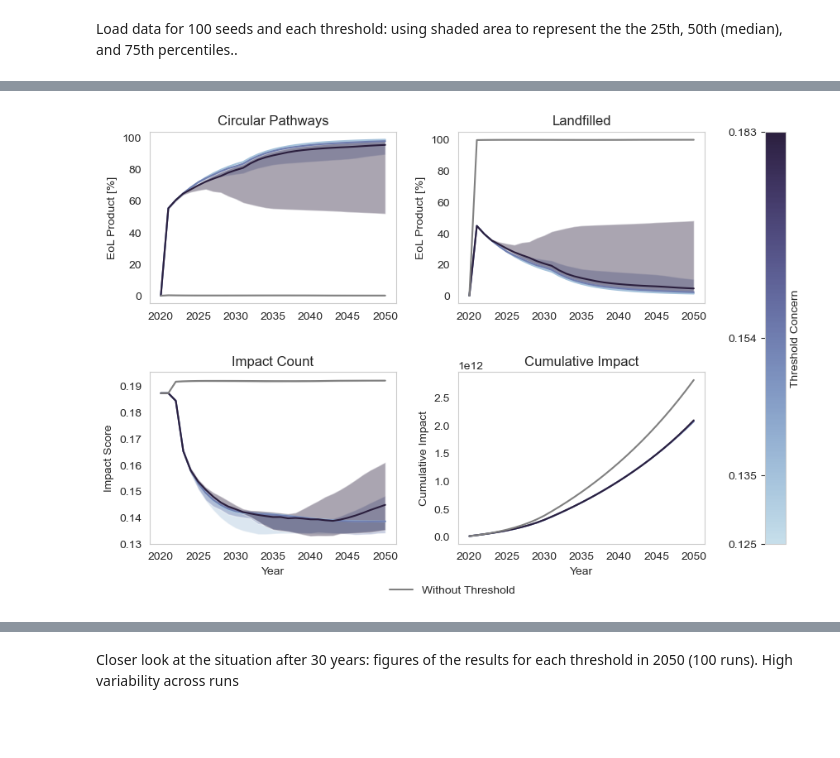
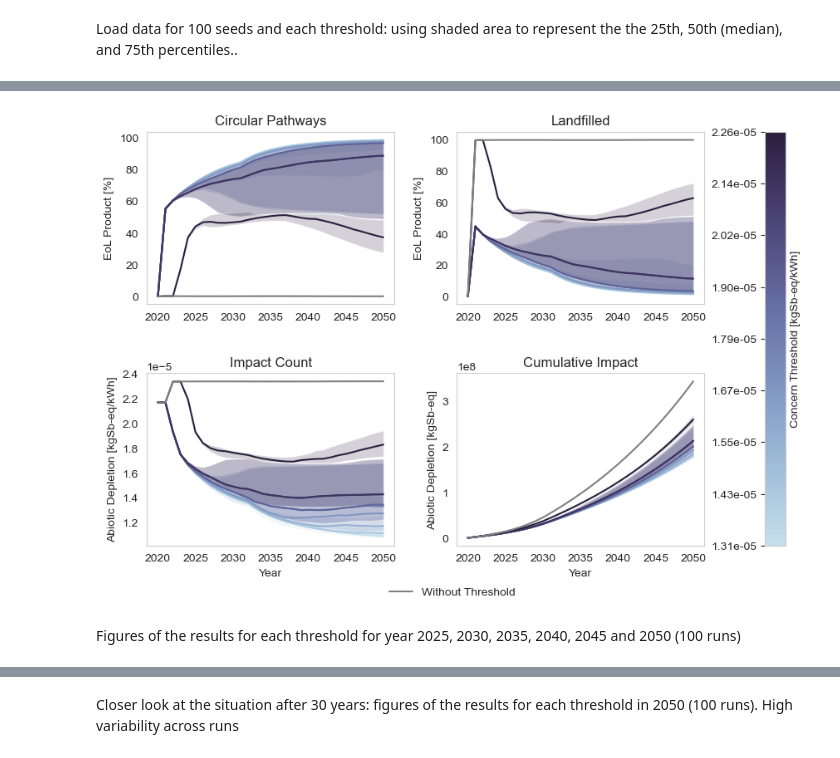
Before and after one commit to rivm-syso/PV-ABM-LCA, a Jupyter notebook: batch_visualize.ipynb, the cells around one changed output, grey strips where cells are left out. Cells and saved outputs as stored; diff of their text form; code cells hidden in the pictures; blank space fills up the shorter version.

```diff
--- a/batch_visualize.ipynb
+++ b/batch_visualize.ipynb
@@ -2,7 +2,7 @@
 import seaborn as sns
 import matplotlib.pyplot as plt
 import pandas as pd
-USE=False
+USE=True
 # Set the impact category to be used
 if USE:
     folder = "Resources"
@@ -308,8 +368,10 @@ for n in range(10):
     # Flatten the MultiIndex columns
     df_agg.columns = ['_'.join(col).strip() if col[1] else col[0] for col in df_agg.columns.values]
 
-    # Calculate cumulative impact per year
+    # Calculate cumulative impact per year for different quantiles
+    df_agg['Cumulative impact_quantile_25'] = df_agg.groupby(['RunId', 'threshold_concern', 'threshold_indifference', 'negative_feedback', 'positive_feedback'])['Impact_<lambda_0>'].cumsum()
     df_agg['Cumulative impact_quantile_50'] = df_agg.groupby(['RunId', 'threshold_concern', 'threshold_indifference', 'negative_feedback', 'positive_feedback'])['Impact_<lambda_1>'].cumsum()
+    df_agg['Cumulative impact_quantile_75'] = df_agg.groupby(['RunId', 'threshold_concern', 'threshold_indifference', 'negative_feedback', 'positive_feedback'])['Impact_<lambda_2>'].cumsum()
 
     # Concatenate the DataFrame to the results_df
     results_df = pd.concat([results_df, df_agg], ignore_index=True)
@@ -350,73 +412,74 @@ fig, axs = plt.subplots(2, 2, figsize=(9, 6))
 plot_configs = [
     {"y": "EoL - circular pathways_<lambda_1>", "y_25": "EoL - circular pathways_<lambda_0>", "y_75": "EoL - circular pathways_<lambda_2>", "ylabel": "EoL Product [%]", "title": "Circular Pathways", "ax": axs[0, 0]},
     {"y": "EoL - landfilled_<lambda_1>", "y_25": "EoL - landfilled_<lambda_0>", "y_75": "EoL - landfilled_<lambda_2>", "ylabel": "EoL Product [%]", "title": "Landfilled", "ax": axs[0, 1]},
-    {"y": "Cumulative impact_quantile_50", "ylabel": "Cumulative Impact", "xlabel": "Year", "title": "Cumulative Impact", "ax": axs[1, 1]},
-    {"y": "Impact count_<lambda_1>", "y_25": "Impact count_<lambda_0>", "y_75": "Impact count_<lambda_2>", "ylabel": "Impact Score", "xlabel": "Year", "title": "Impact Count", "ax": axs[1, 0]},
+    {"y": "Cumulative impact_quantile_50", "y_25": "Cumulative impact_quantile_25", "y_75": "Cumulative impact_quantile_75","ylabel": cumulative_impact, "xlabel": "Year", "title": "Cumulative Impact", "ax": axs[1, 1]},
+    {"y": "Impact count_<lambda_1>", "y_25": "Impact count_<lambda_0>", "y_75": "Impact count_<lambda_2>", "ylabel": impact_score, "xlabel": "Year", "title": "Impact Count", "ax": axs[1, 0]},
 ]
 
-# Normalize the threshold values
-unique_thresholds = np.sort(results_df['threshold_concern'].unique())
-selected_thresholds = unique_thresholds[[3,5,8,9]]  # First, second, fifth, and seventh thresholds
-selected_thresholds = np.sort(selected_thresholds)[::-1]  # Sort in descending order
+# Identify thresholds that produce unique results
+unique_thresholds = (
+    results_df.groupby("threshold_concern")
+    .apply(lambda x: x.mean().tolist())  # Get mean results for each threshold
+    .drop_duplicates()  # Retain only distinct results
+    .reset_index()["threshold_concern"]  # Extract corresponding thresholds
+)
 
-# Filter the DataFrame to include only the selected thresholds and exclude the first year
-filtered_df = results_df[results_df['threshold_concern'].isin(selected_thresholds)]
-selected_thresholds = unique_thresholds[[2,3,5,8]]   # Sort in descending order
-norm = plt.Normalize(min(selected_thresholds), max(selected_thresholds))
+# Normalize for the color mapping
+unique_thresholds = unique_thresholds.sort_values()
+unique_thresholds_1 = unique_thresholds[:-1]
+norm = plt.Normalize(min(unique_thresholds), max(unique_thresholds_1))
+
+# Filter DataFrame to include only unique thresholds
+filtered_df = results_df[results_df["threshold_concern"].isin(unique_thresholds)]
 
 # Create line plots with shaded areas for the 25th and 75th percentiles
 for config in plot_configs:
-    for key, grp in filtered_df.groupby('threshold_concern'):
+    for key, grp in filtered_df.groupby("threshold_concern"):
         ax = config["ax"]
-        x = grp['Year']
+        x = grp["Year"]
         y = grp[config["y"]]
 
-        # Set color based on whether the threshold is the maximum
-        if key == unique_thresholds.max():
-            color = "grey"
-        else:
-            color = color_palette(norm(key))
+        # Set color based on threshold value
+        color = "grey" if key == unique_thresholds.max() else color_palette(norm(key))
 
-        ax.plot(x, y, label=f'Threshold {key:.3f}', color=color)
+        ax.plot(x, y, label=f"Threshold {key:.3f}", color=color)
 
         # Add shaded area for the 25th and 75th percentiles if applicable
         if "y_25" in config and "y_75" in config:
             y_25 = grp[config["y_25"]]
             y_75 = grp[config["y_75"]]
-            ax.fill_between(x, y_25, y_75, color=color, alpha=0.4, edgecolor=None)
+            ax.fill_between(x, y_25, y_75, color=color, alpha=0.2, edgecolor=None)
 
         ax.set(ylabel=config["ylabel"], title=config["title"])
         if "xlabel" in config:
             ax.set(xlabel=config["xlabel"])
 
-# Remove grid
+# Disable grid for clarity
 for ax in axs.flat:
     ax.grid(False)
 
-# Add space between the 2 rows of subplots
+# Adjust spacing between subplots
 plt.subplots_adjust(top=0.95, bottom=0.12, right=0.999, left=0.1, hspace=0.4, wspace=0.25)
 
-# Create a single color bar for all subplots
+# Create a single color bar for the thresholds
 sm = plt.cm.ScalarMappable(cmap=color_palette, norm=norm)
 sm.set_array([])
+cbar = fig.colorbar(sm, ax=axs, orientation="vertical", fraction=0.08, pad=0.09)
+cbar.set_label(threshold_c)
+cbar.set_ticks(unique_thresholds_1)
+cbar.ax.yaxis.tick_left()
+cbar.set_ticklabels([f"{val:.2e}" for val in unique_thresholds_1])
 
-# Add the color bar to the figure
-cbar = fig.colorbar(sm, ax=axs, orientation='vertical', fraction=0.08, pad=0.09)
-cbar.set_label("Threshold Concern")
-
-# Set the ticks to the selected values of 'threshold_concern' excluding the maximum threshold
-cbar.set_ticks(selected_thresholds)
-cbar.ax.yaxis.tick_left()
-cbar.set_ticklabels([f'{val:.3f}' for val in selected_thresholds])
-
-# Add grey line for linear coupling
-custom_lines_1 = [Line2D([0], [0], color='grey', linestyle='-', lw=1.5, label='Without Threshold')]
-fig.legend(handles=custom_lines_1, loc='lower center', fontsize=10, frameon=False)
+# Add grey line legend for the maximum threshold
+custom_lines = [Line2D([0], [0], color="grey", linestyle="-", lw=1.5, label="Without Threshold")]
+fig.legend(handles=custom_lines, loc="lower center", fontsize=10, frameon=False)
 
 # Save the plot
 plt.savefig(f"results/{folder}/lineplotconcern_sd.png", dpi=300)
 
 # Show the plot
 plt.show()
 # %% [output]
-[figure, old version]
+[figure, new version]
+# %% [markdown]
+Figures of the results for each threshold for year 2025, 2030, 2035, 2040, 2045 and 2050 (100 runs)
```
Also changed, not shown: parts of 14 cells of this notebook, 1 other file.
